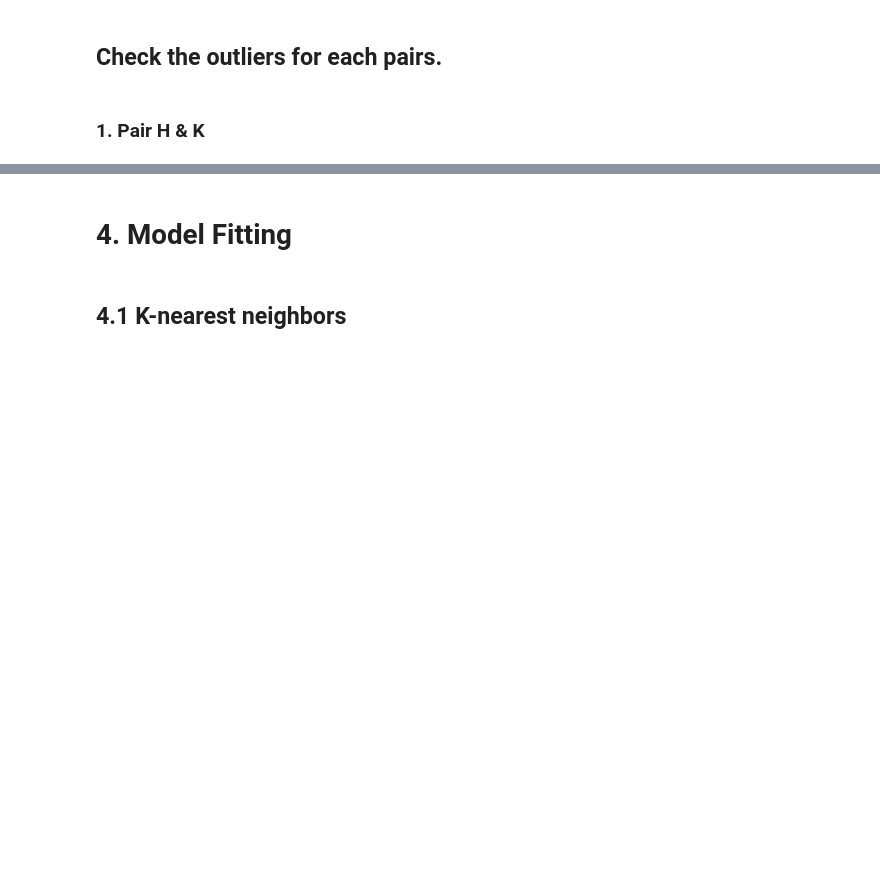
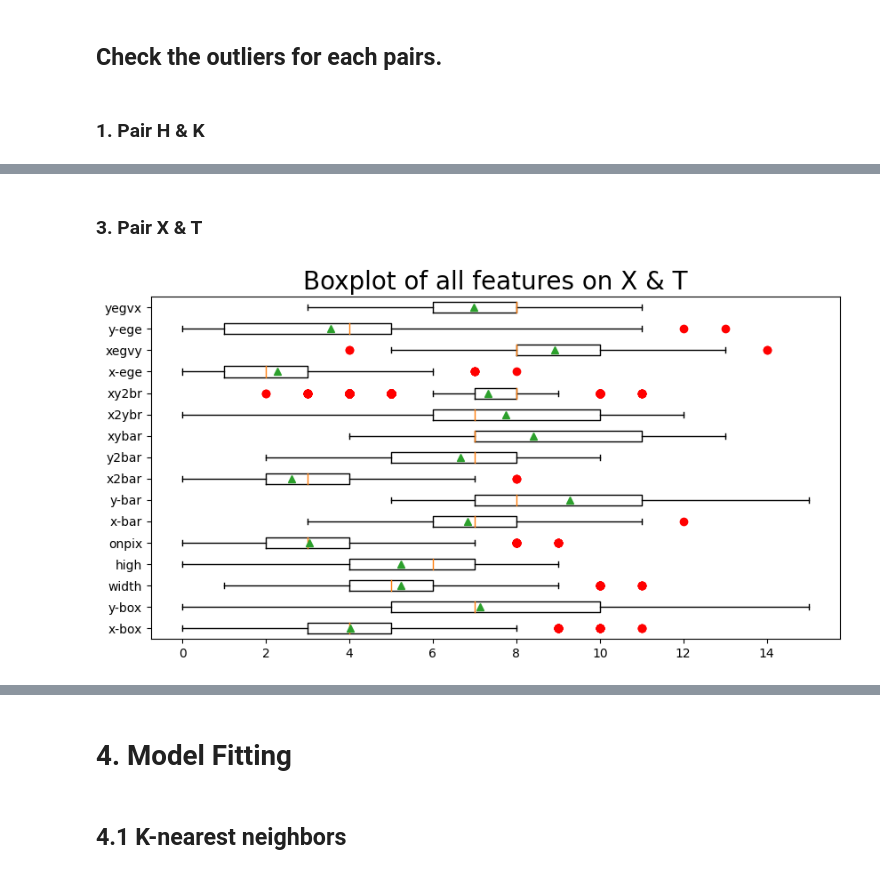
Before and after one commit to TimothiTsui/Programming-Session-2, a Jupyter notebook: LetterRecog.ipynb, the cells around one changed output, grey strips where cells are left out. Cells and saved outputs as stored; diff of their text form; code cells hidden in the pictures; blank space fills up the shorter version.

```diff
--- a/LetterRecog.ipynb
+++ b/LetterRecog.ipynb
@@ -154,0 +215,13 @@ Total number of outliers for yegvx: 11
+# %% [markdown]
+### 3. Pair X & T
+# %%
+plt.figure(figsize=(10,5))
+plt.title('Boxplot of all features on X & T',fontsize=20)
+label = features[1:]
+plt.boxplot(XT.drop('lettr', axis=1), vert=False,showmeans=True,sym='ro')
+ticks = [1,2,3,4,5,6,7,8,9,10,11,12,13,14,15,16]
+plt.yticks( ticks,label)
+plt.show()
+print()
+# %% [output]
+[figure, added]
```
Also changed, not shown: parts of 8 cells of this notebook, 7 other files.
